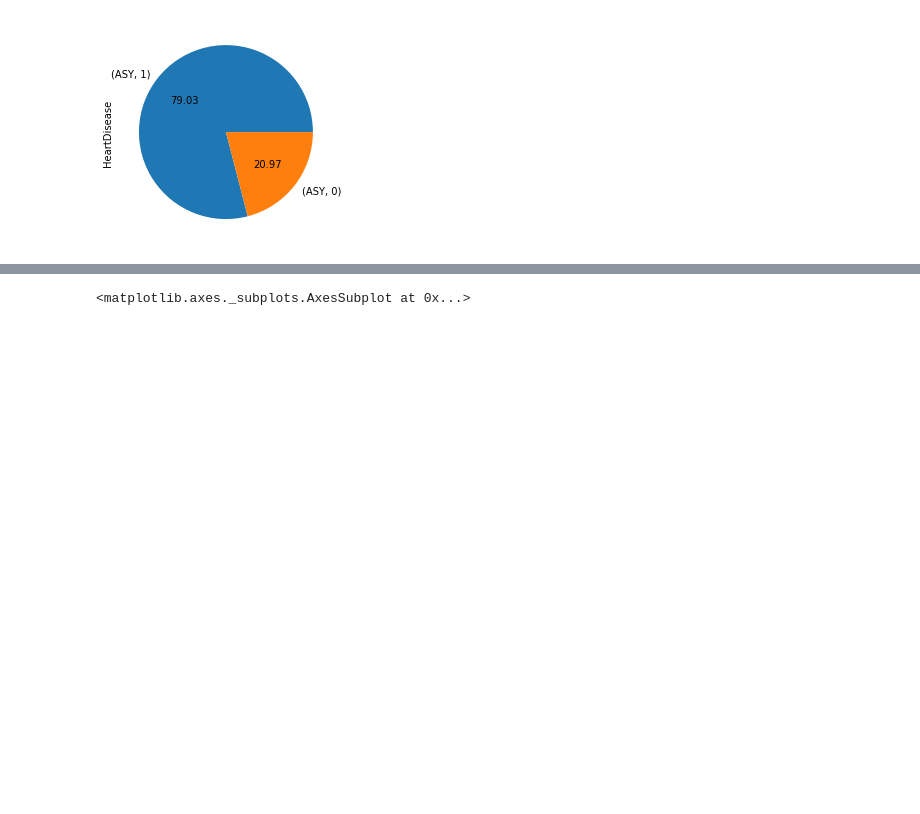
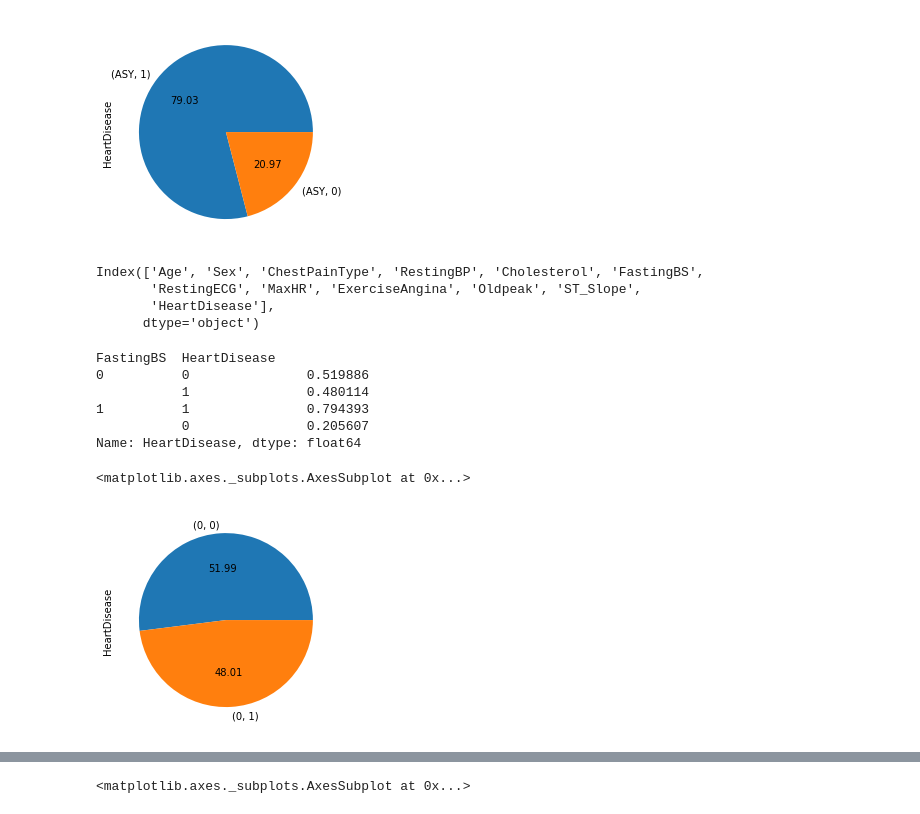
Before and after one commit to pingli10/Project-2---Part-3--Core--, a Jupyter notebook: 9_project_2_part_3.ipynb, the cells around one changed output, grey strips where cells are left out. Cells and saved outputs as stored; diff of their text form; code cells hidden in the pictures; blank space fills up the shorter version.

```diff
--- a/9_project_2_part_3.ipynb
+++ b/9_project_2_part_3.ipynb
@@ -426,3 +426,25 @@ group_chestpain.iloc[0:2,].plot(kind='pie',autopct='%.2f')
 # %% [output]
 <matplotlib.axes._subplots.AxesSubplot at 0x...>
 [figure]
+# %%
+df.columns
+# %% [output]
+Index(['Age', 'Sex', 'ChestPainType', 'RestingBP', 'Cholesterol', 'FastingBS',
+       'RestingECG', 'MaxHR', 'ExerciseAngina', 'Oldpeak', 'ST_Slope',
+       'HeartDisease'],
+      dtype='object')
+# %%
+group_fast = df.groupby('FastingBS')['HeartDisease'].value_counts(normalize=True)
+group_fast
+# %% [output]
+FastingBS  HeartDisease
+0          0               0.519886
+           1               0.480114
+1          1               0.794393
+           0               0.205607
+Name: HeartDisease, dtype: float64
+# %%
+group_fast.iloc[0:2,].plot(kind='pie',autopct='%.2f')
+# %% [output]
+<matplotlib.axes._subplots.AxesSubplot at 0x...>
+[figure, added]
```
Also changed, not shown: parts of 3 cells of this notebook.
